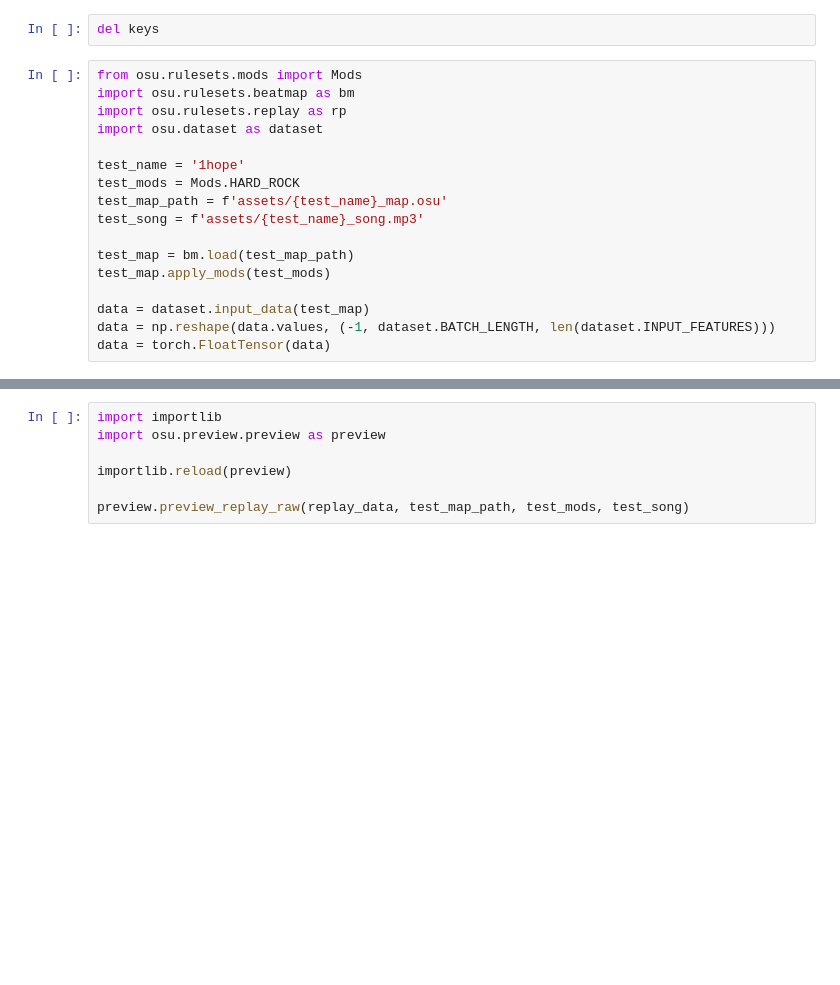
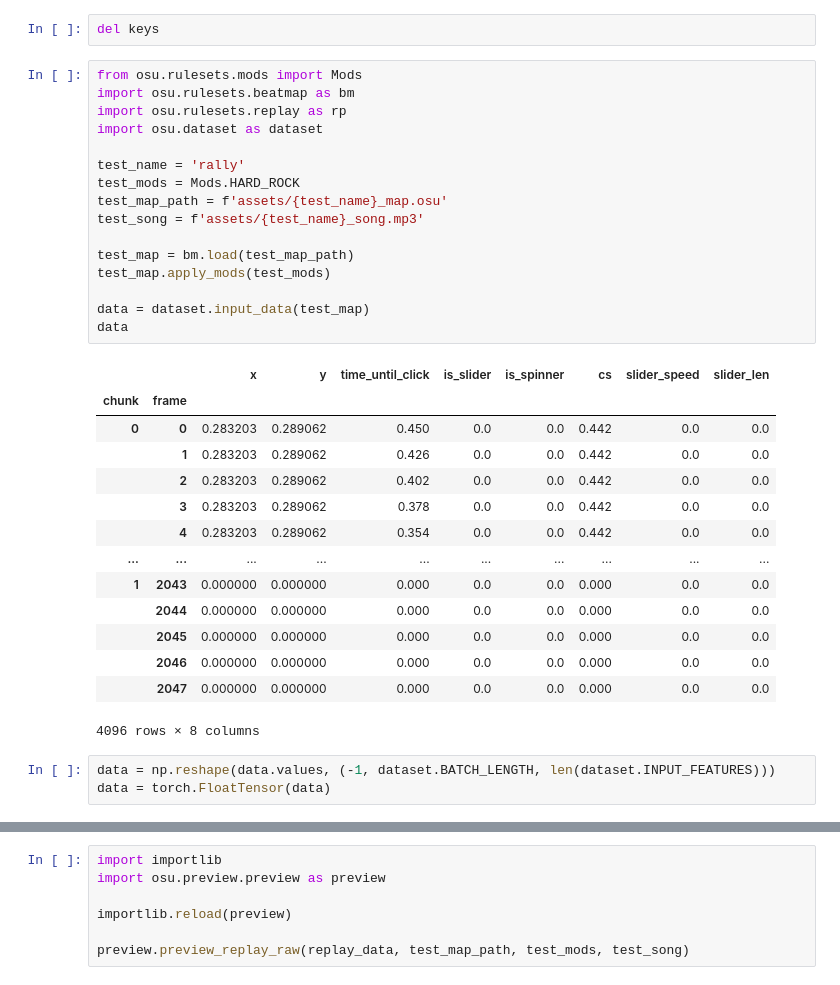
Before and after one commit to niooii/osu, a Jupyter notebook: train.ipynb, the cells around one changed output, grey strips where cells are left out. Cells and saved outputs as stored; diff of their text form; blank space fills up the shorter version.

```diff
--- a/train.ipynb
+++ b/train.ipynb
@@ -187,20 +215,37 @@ del keys
 # %%
 from osu.rulesets.mods import Mods
 import osu.rulesets.beatmap as bm
 import osu.rulesets.replay as rp
 import osu.dataset as dataset
 
-test_name = '1hope'
+test_name = 'rally'
 test_mods = Mods.HARD_ROCK
 test_map_path = f'assets/{test_name}_map.osu'
 test_song = f'assets/{test_name}_song.mp3'
 
 test_map = bm.load(test_map_path)
 test_map.apply_mods(test_mods)
 
 data = dataset.input_data(test_map)
-data = np.reshape(data.values, (-1, dataset.BATCH_LENGTH, len(dataset.INPUT_FEATURES)))
-data = torch.FloatTensor(data)
+data
+# %% [output]
+|  |  | x | y | time_until_click | is_slider | is_spinner | cs | slider_speed | slider_len |
+| chunk | frame |  |  |  |  |  |  |  |  |
+| 0 | 0 | 0.283203 | 0.289062 | 0.450 | 0.0 | 0.0 | 0.442 | 0.0 | 0.0 |
+|  | 1 | 0.283203 | 0.289062 | 0.426 | 0.0 | 0.0 | 0.442 | 0.0 | 0.0 |
+|  | 2 | 0.283203 | 0.289062 | 0.402 | 0.0 | 0.0 | 0.442 | 0.0 | 0.0 |
+|  | 3 | 0.283203 | 0.289062 | 0.378 | 0.0 | 0.0 | 0.442 | 0.0 | 0.0 |
+|  | 4 | 0.283203 | 0.289062 | 0.354 | 0.0 | 0.0 | 0.442 | 0.0 | 0.0 |
+| ... | ... | ... | ... | ... | ... | ... | ... | ... | ... |
+| 1 | 2043 | 0.000000 | 0.000000 | 0.000 | 0.0 | 0.0 | 0.000 | 0.0 | 0.0 |
+|  | 2044 | 0.000000 | 0.000000 | 0.000 | 0.0 | 0.0 | 0.000 | 0.0 | 0.0 |
+|  | 2045 | 0.000000 | 0.000000 | 0.000 | 0.0 | 0.0 | 0.000 | 0.0 | 0.0 |
+|  | 2046 | 0.000000 | 0.000000 | 0.000 | 0.0 | 0.0 | 0.000 | 0.0 | 0.0 |
+|  | 2047 | 0.000000 | 0.000000 | 0.000 | 0.0 | 0.0 | 0.000 | 0.0 | 0.0 |
+4096 rows × 8 columns
+# %%
+data = np.reshape(data.values, (-1, dataset.BATCH_LENGTH, len(dataset.INPUT_FEATURES)))
+data = torch.FloatTensor(data)
 # %%
 with torch.no_grad():
     # Use generator for inference
```
Also changed, not shown: parts of 15 cells of this notebook, 8 other files.
